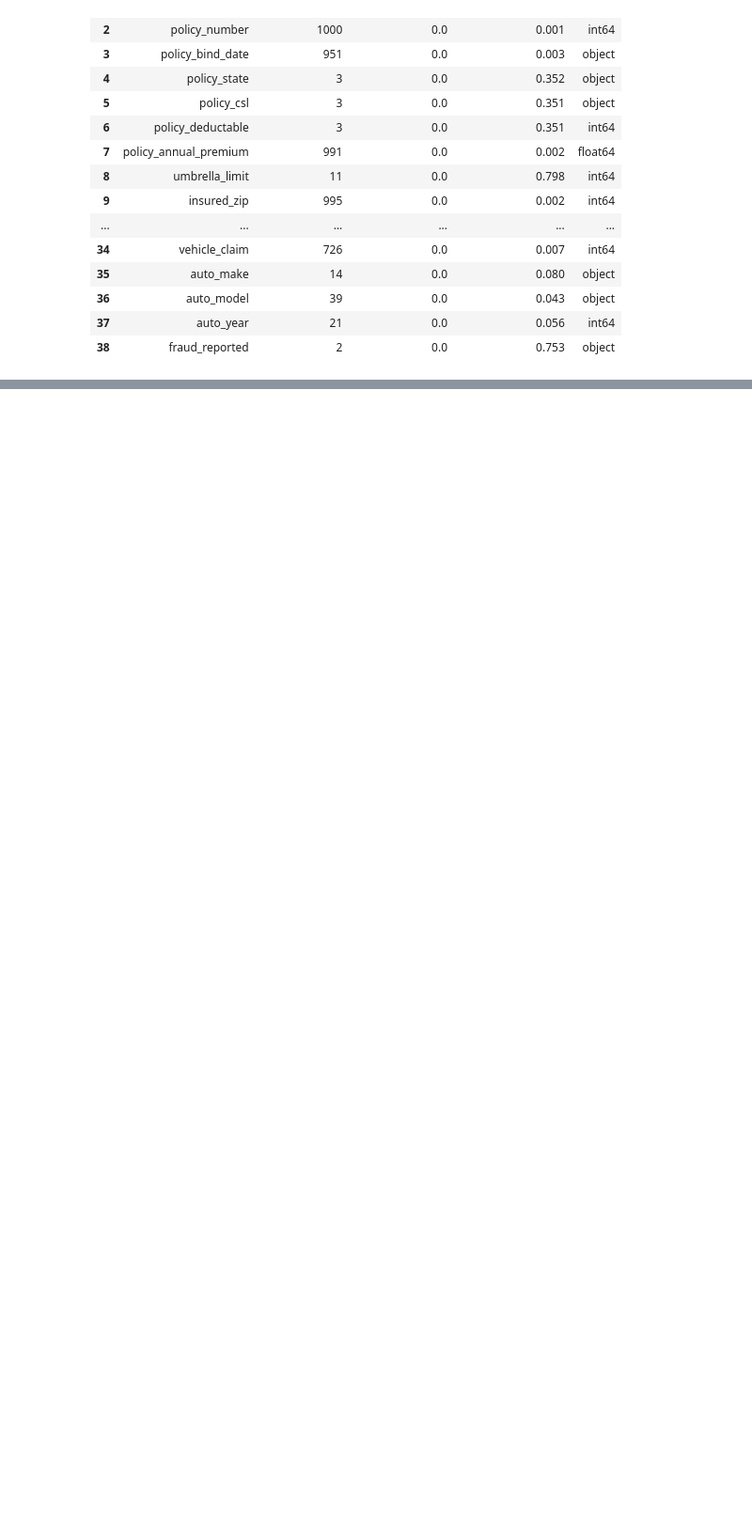
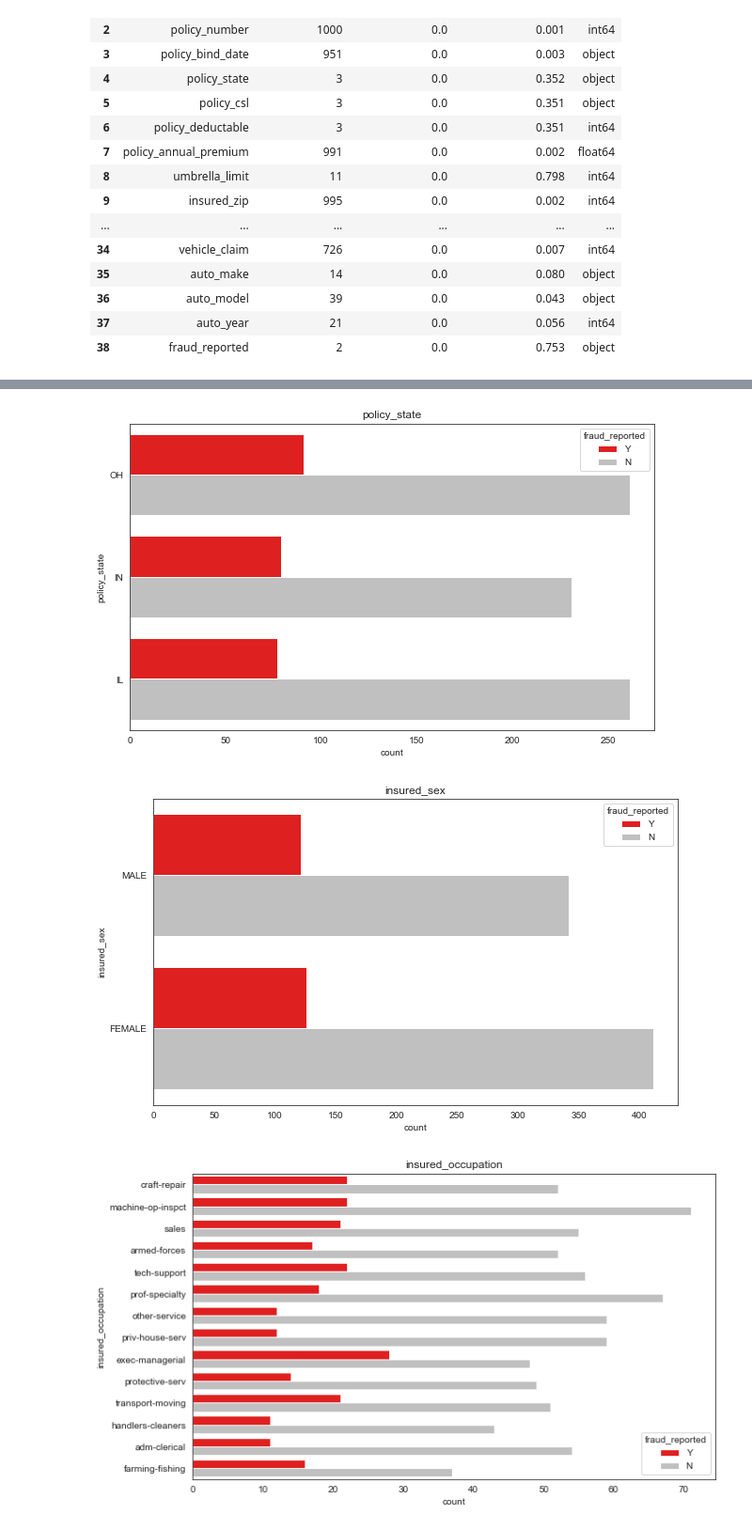
Before and after one commit to yinanchriszhang/Case-Study-Suncorp, a Jupyter notebook: FraudAnalysis.ipynb, the cells around one changed output, grey strips where cells are left out. Shown at 94% size. Saved outputs shown, nothing was run; the diff lists cells and outputs as text; code cells hidden in the pictures; blank space fills up the shorter version.

```diff
--- a/FraudAnalysis.ipynb
+++ b/FraudAnalysis.ipynb
@@ -149,0 +390,10 @@ df['umbrella_limit'] = df['umbrella_limit'].abs()
+# %%
+#countplot of discrete var ,
+
+for i, name in enumerate(df[nom_var]):
+    plt.figure(i,figsize=(10,6))
+    sns.countplot(y=name, data=df, hue="fraud_reported", palette=['red','silver']).set(title=name)
+# %% [output]
+[figure, added]
+[figure, added]
+[figure, added]
```
Also changed, not shown: parts of 76 cells of this notebook.
